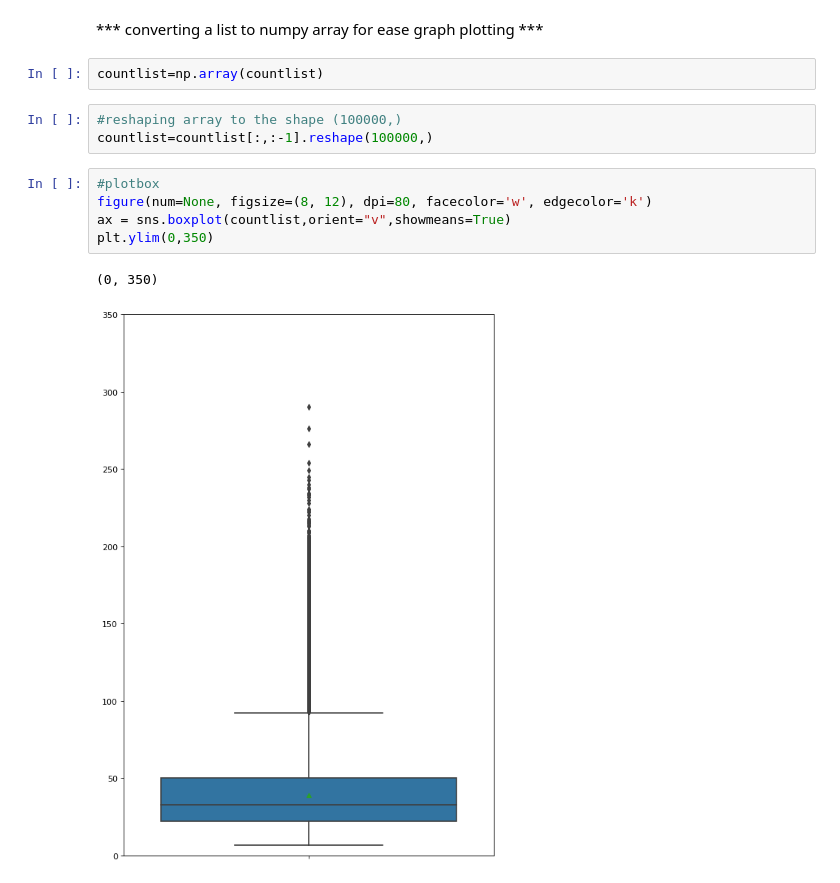
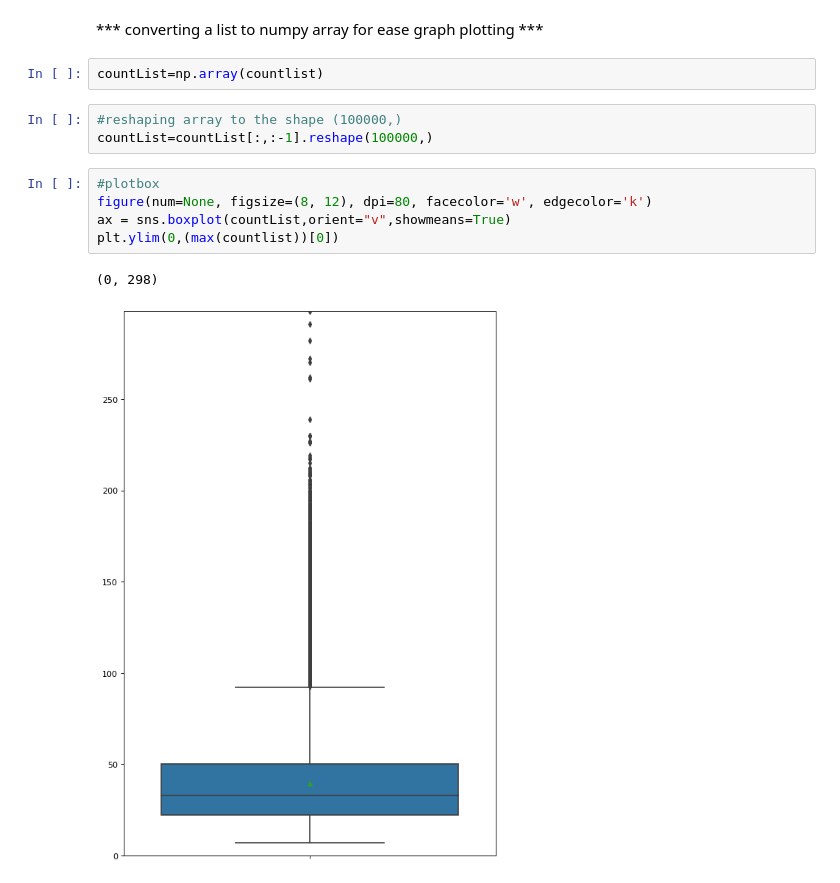
Before and after one commit to tonnyhideyori/algo_thesis, a Jupyter notebook: snake_and_ladder.ipynb, the cells around one changed output. Cells and saved outputs as stored; diff of their text form.

```diff
--- a/snake_and_ladder.ipynb
+++ b/snake_and_ladder.ipynb
@@ -68,17 +72,17 @@ Average length of the game is 39.24376
 # %% [markdown]
 *** converting a list to numpy array for ease graph plotting ***
 # %%
-countlist=np.array(countlist)
+countList=np.array(countlist)
 # %%
 #reshaping array to the shape (100000,)
-countlist=countlist[:,:-1].reshape(100000,)
+countList=countList[:,:-1].reshape(100000,)
 # %%
 #plotbox
 figure(num=None, figsize=(8, 12), dpi=80, facecolor='w', edgecolor='k')
-ax = sns.boxplot(countlist,orient="v",showmeans=True)
-plt.ylim(0,350)
+ax = sns.boxplot(countList,orient="v",showmeans=True)
+plt.ylim(0,(max(countlist))[0])
 # %% [output]
-(0, 350)
+(0, 298)
-[figure, old version]
+[figure, new version]
 # %%
 figure(num=None, figsize=(8, 12), dpi=80, facecolor='w', edgecolor='k')
```
Also changed, not shown: parts of 4 cells of this notebook, 3 other files.
